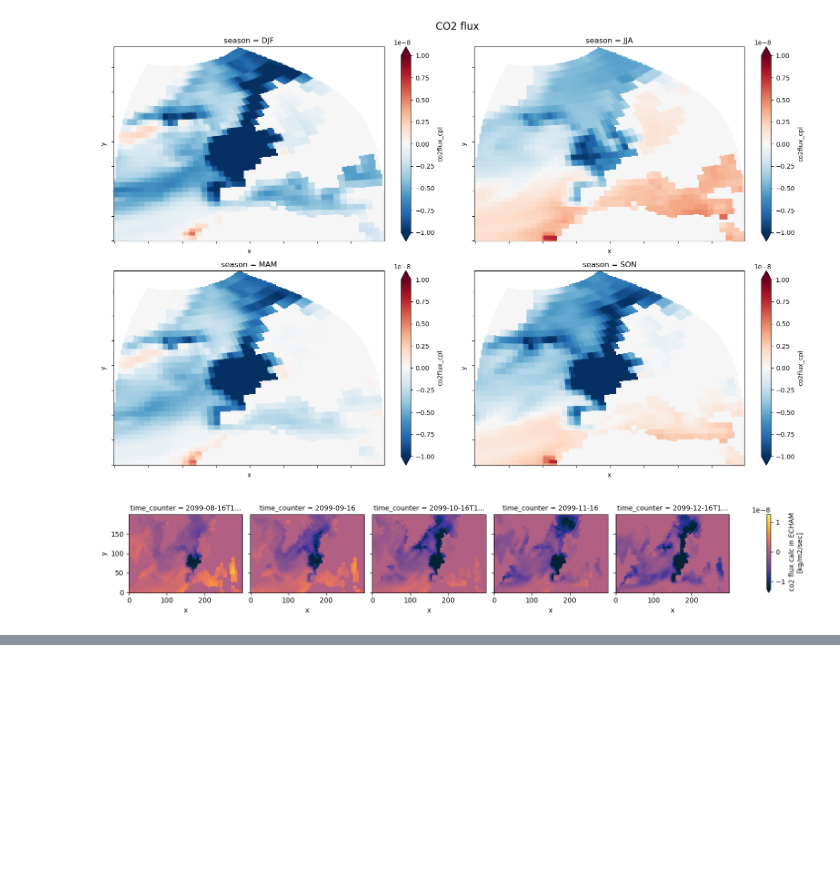
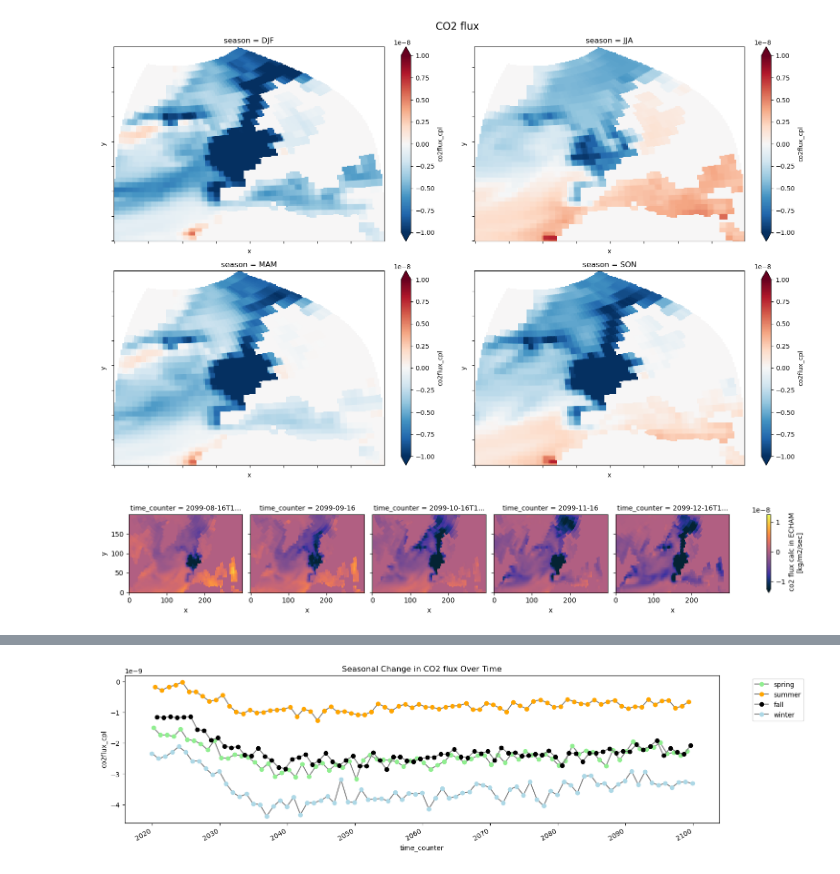
Before and after one commit to chiaraciscato/MScThesis, a Jupyter notebook: CO2flux_OAE.ipynb, the cells around one changed output, grey strips where cells are left out. Drawn from its saved outputs; the diff is of its cells as text; code cells hidden in the pictures; blank space fills up the shorter version.

```diff
--- a/CO2flux_OAE.ipynb
+++ b/CO2flux_OAE.ipynb
@@ -303,0 +329,18 @@ with xr.open_dataset(ds) as xadf:
+# %%
+colors = {3: "lightgreen", 6: "orange", 9: "black", 12: "lightblue"}
+seasons = {3: "spring", 6: "summer", 9: "fall", 12: "winter"}
+
+f, ax = plt.subplots(figsize=(16, 4))
+for month, arr in co2flux_seasonal_mean.groupby('time_counter.month'):
+    arr.plot(ax=ax,
+             color="grey",
+             marker="o",
+             markerfacecolor=colors[month],
+             markeredgecolor=colors[month],
+             label=seasons[month])
+
+ax.legend(bbox_to_anchor=(1.05, 1), loc='upper left')
+ax.set(title="Seasonal Change in CO2 flux Over Time")
+plt.show()
+# %% [output]
+[figure, added]
```
Also changed, not shown: parts of 12 cells of this notebook, 5 other files.
